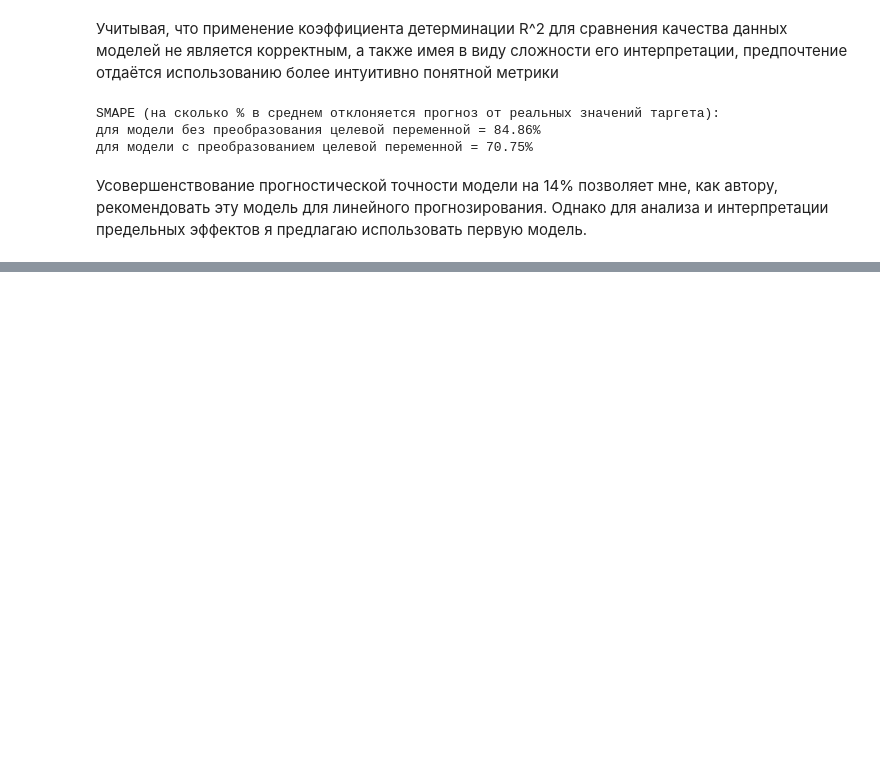
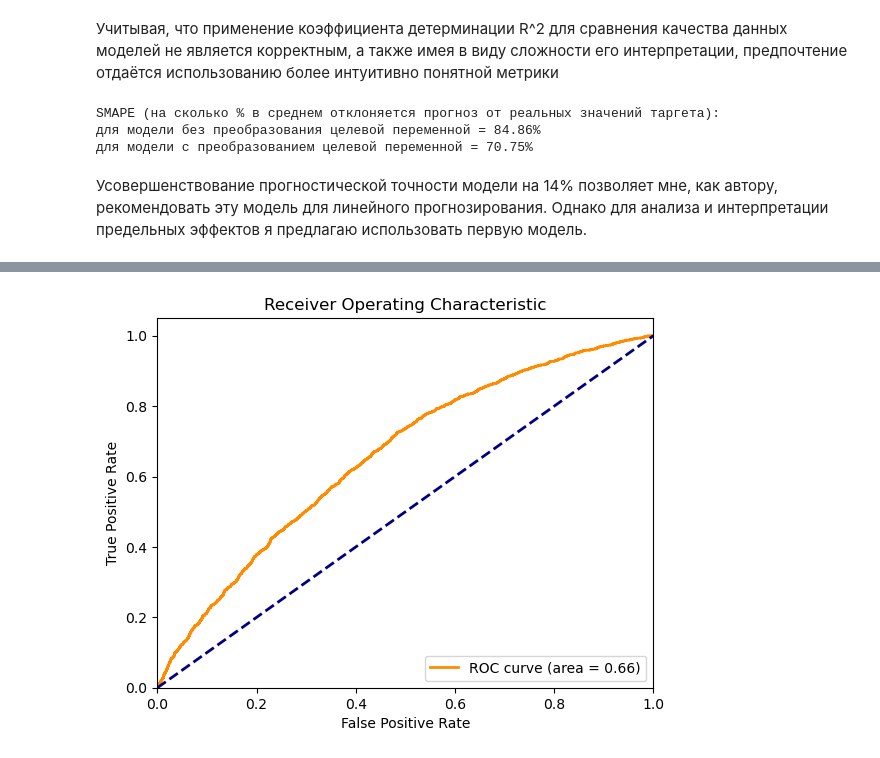
Before and after one commit to Maksim-Dostovalov/impact_of_macroprudential_policies_on_IFIs, a Jupyter notebook: statistical-analysis.ipynb, the cells around one changed output, grey strips where cells are left out. Saved outputs shown, nothing was run; the diff lists cells and outputs as text; code cells hidden in the pictures; blank space fills up the shorter version.

```diff
--- a/statistical-analysis.ipynb
+++ b/statistical-analysis.ipynb
@@ -180,0 +239,7 @@ SMAPE (на сколько % в среднем отклоняется прогн
+# %%
+X = sm.add_constant(data[['pdn_boxcox', 'LoanSum_boxcox', 'LoanTerm', 'old_user']])
+y = data['NPL30']
+
+model = sm.Logit(y, X).fit()
+
+print(model.summary2())
@@ -180,0 +277,22 @@ SMAPE (на сколько % в среднем отклоняется прогн
+# %%
+from sklearn.metrics import roc_curve, auc
+
+# Рассчитываем значения для ROC кривой
+fpr, tpr, thresholds = roc_curve(y, model.predict(X))
+
+# Вычисляем AUC (Area Under Curve)
+roc_auc = auc(fpr, tpr)
+
+# Строим ROC кривую
+plt.figure()
+plt.plot(fpr, tpr, color='darkorange', lw=2, label='ROC curve (area = %0.2f)' % roc_auc)
+plt.plot([0, 1], [0, 1], color='navy', lw=2, linestyle='--')
+plt.xlim([0.0, 1.0])
+plt.ylim([0.0, 1.05])
+plt.xlabel('False Positive Rate')
+plt.ylabel('True Positive Rate')
+plt.title('Receiver Operating Characteristic')
+plt.legend(loc="lower right")
+plt.show()
+# %% [output]
+[figure, added]
```
Also changed, not shown: parts of 17 cells of this notebook, 1 other file.
